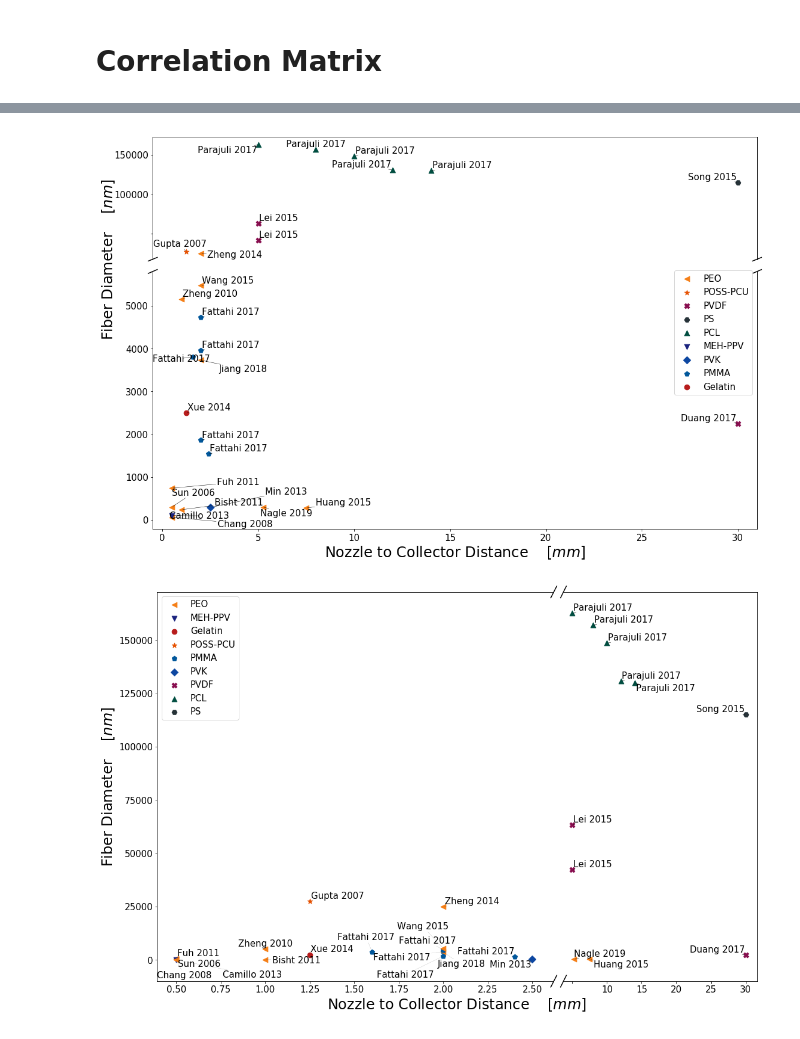
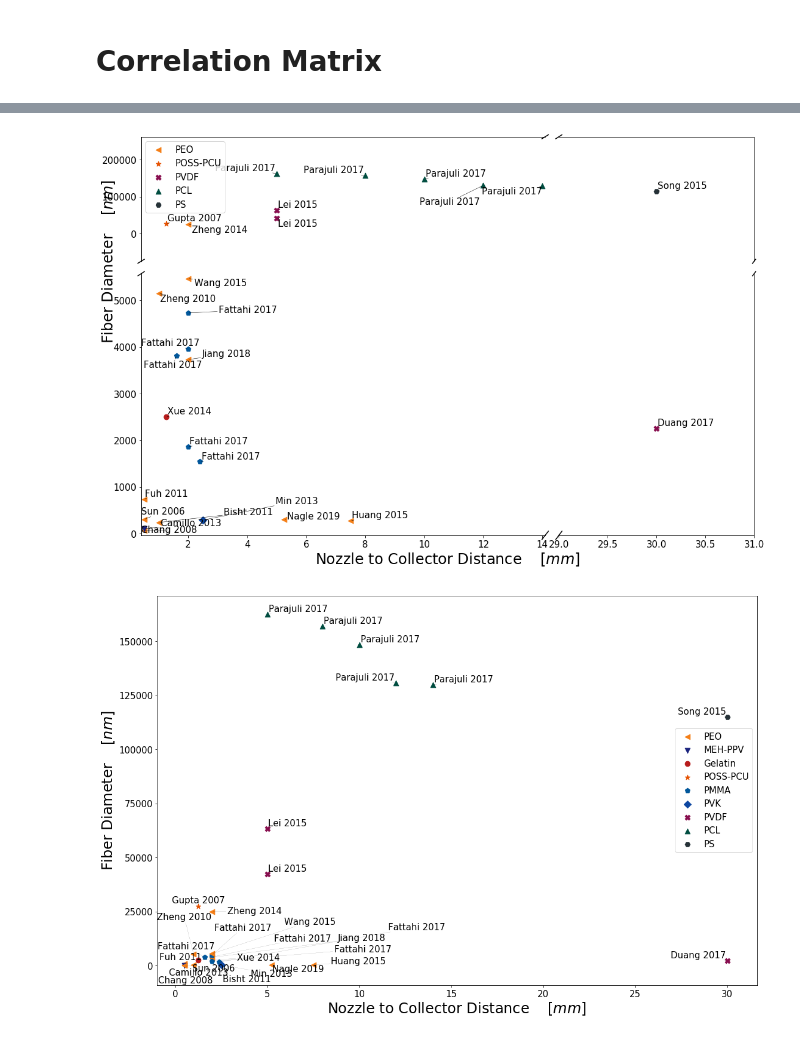
Before and after one commit to KiraSensei13/MNT_ITESM_Thesis, a Jupyter notebook: NFES_Review/_jupyterPlots/NFES_ReviewPaper.ipynb, the cells around one changed output, grey strips where cells are left out. Saved outputs shown, nothing was run; the diff lists cells and outputs as text; code cells hidden in the pictures.

Commit message:
plots in progress

```diff
--- a/NFES_Review/_jupyterPlots/NFES_ReviewPaper.ipynb
+++ b/NFES_Review/_jupyterPlots/NFES_ReviewPaper.ipynb
@@ -862,17 +879,17 @@ breakXlim = [];
 breakYlim = [];
 legPos = [];
 
-x_str.append('Nozzle to Collector Distance'); x_units.append(r'$[mm]$');
-y_str.append('Fiber Diameter'); y_units.append(r'$[nm]$');
-legPos.append('center right');
-breakXlim.append(-1);
-breakYlim.append(6000);
+# x_str.append('Nozzle to Collector Distance'); x_units.append(r'$[mm]$');
+# y_str.append('Fiber Diameter'); y_units.append(r'$[nm]$');
+# legPos.append('center right');
+# breakXlim.append(-1);
+# breakYlim.append(6000);
 
-x_str.append('Nozzle to Collector Distance'); x_units.append(r'$[mm]$');
-y_str.append('Fiber Diameter'); y_units.append(r'$[nm]$');
-legPos.append('upper left');
-breakXlim.append(3);
-breakYlim.append(-1);
+# x_str.append('Nozzle to Collector Distance'); x_units.append(r'$[mm]$');
+# y_str.append('Fiber Diameter'); y_units.append(r'$[nm]$');
+# legPos.append('upper left');
+# breakXlim.append(3);
+# breakYlim.append(-1);
 
 x_str.append('Nozzle to Collector Distance'); x_units.append(r'$[mm]$');
 y_str.append('Fiber Diameter'); y_units.append(r'$[nm]$');
@@ -917,32 +934,32 @@ breakYlim.append(-1);
 # y_str.append('Fiber Diameter'); y_units.append(r'$[nm]$');
 # breakXlim.append(0);
 # breakYlim.append(11);
 
 # x_str.append('NFES Stage Velocity'); x_units.append(r'$[mm \cdot s^{-1}]$');
 # y_str.append('Fiber Diameter'); y_units.append(r'$[nm]$');
 # breakXlim.append(0);
 # breakYlim.append(16);
 
 # x_str.append('NFES Applied Voltage'); x_units.append(r'$[V]$');
 # y_str.append('Fiber Diameter'); y_units.append(r'$[nm]$');
 # breakXlim.append(0);
 # breakYlim.append(18);
 
 # x_str.append('Nozzle to Collector Distance'); x_units.append(r'$[mm]$');
 # y_str.append('Fiber Diameter'); y_units.append(r'$[nm]$');
 # breakXlim.append(0);
 # breakYlim.append(18);
 
 # x_str.append('Polymer Concentration'); x_units.append(r'$[wt\%]$');
 # y_str.append('Fiber Diameter'); y_units.append(r'$[nm]$');
 # breakXlim.append(0);
 # breakYlim.append(18);
 
 ########################################
 
 for i in range(len(x_str)):
     #scatterPlot(x_str[i], x_units[i], y_str[i], y_units[i], df[i], 'original')
     scatterPlot_breakAxis(x_str[i], x_units[i], y_str[i], y_units[i], df, df_x, breakXlim[i], breakYlim[i], legPos[i]);
 # %% [output]
-[figure, old version]
+[figure, new version]
-[figure, old version]
+[figure, new version]
```
Also changed, not shown: parts of 2 cells of this notebook.
